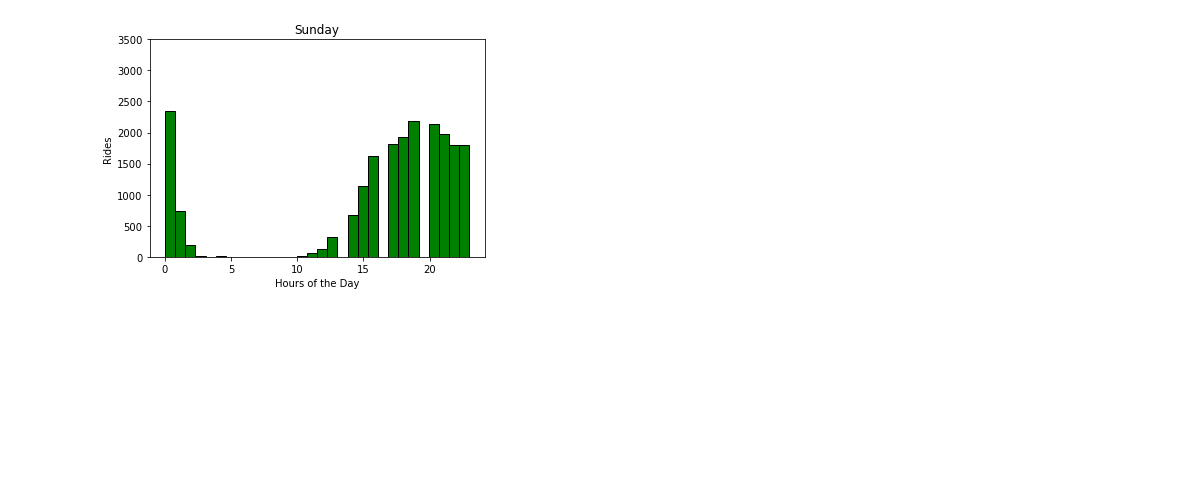
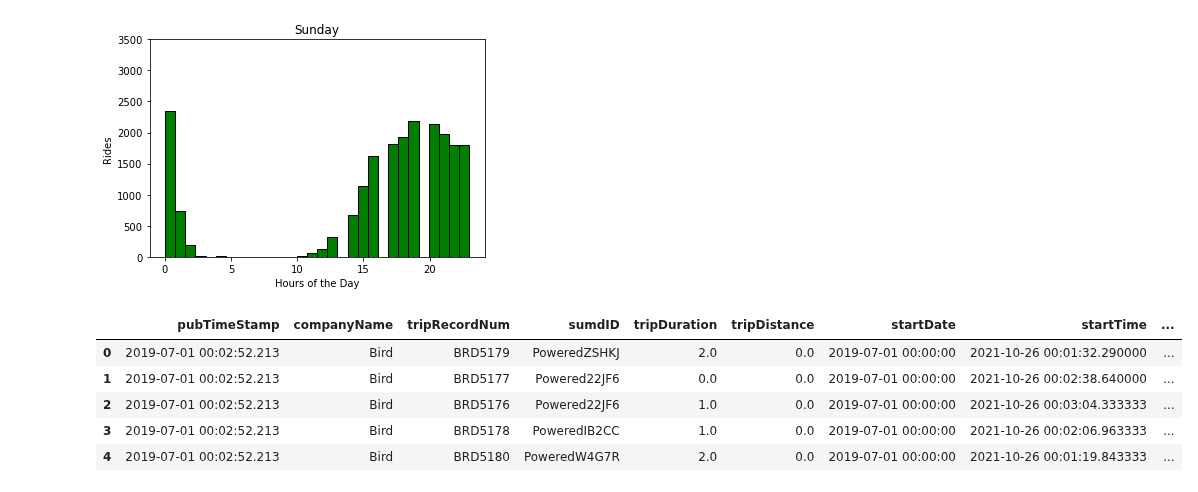
Before and after one commit to Quezadajl/nashville-scooters-project, a Jupyter notebook: notebooks/scooter_trips.ipynb, the cells around one changed output. Cells and saved outputs as stored; diff of their text form; code cells hidden in the pictures; blank space fills up the shorter version.

```diff
--- a/notebooks/scooter_trips.ipynb
+++ b/notebooks/scooter_trips.ipynb
@@ -159,3 +175,12 @@ plt.ylim([0, 3500])
 plt.show()
 # %% [output]
 [figure]
+# %%
+july_trip.head()
+# %% [output]
+|  | pubTimeStamp | companyName | tripRecordNum | sumdID | tripDuration | tripDistance | startDate | startTime | ... |
+| 0 | 2019-07-01 00:02:52.213 | Bird | BRD5179 | PoweredZSHKJ | 2.0 | 0.0 | 2019-07-01 00:00:00 | 2021-10-26 00:01:32.290000 | ... |
+| 1 | 2019-07-01 00:02:52.213 | Bird | BRD5177 | Powered22JF6 | 0.0 | 0.0 | 2019-07-01 00:00:00 | 2021-10-26 00:02:38.640000 | ... |
+| 2 | 2019-07-01 00:02:52.213 | Bird | BRD5176 | Powered22JF6 | 1.0 | 0.0 | 2019-07-01 00:00:00 | 2021-10-26 00:03:04.333333 | ... |
+| 3 | 2019-07-01 00:02:52.213 | Bird | BRD5178 | PoweredIB2CC | 1.0 | 0.0 | 2019-07-01 00:00:00 | 2021-10-26 00:02:06.963333 | ... |
+| 4 | 2019-07-01 00:02:52.213 | Bird | BRD5180 | PoweredW4G7R | 2.0 | 0.0 | 2019-07-01 00:00:00 | 2021-10-26 00:01:19.843333 | ... |
```
Also changed, not shown: parts of 8 cells of this notebook.
